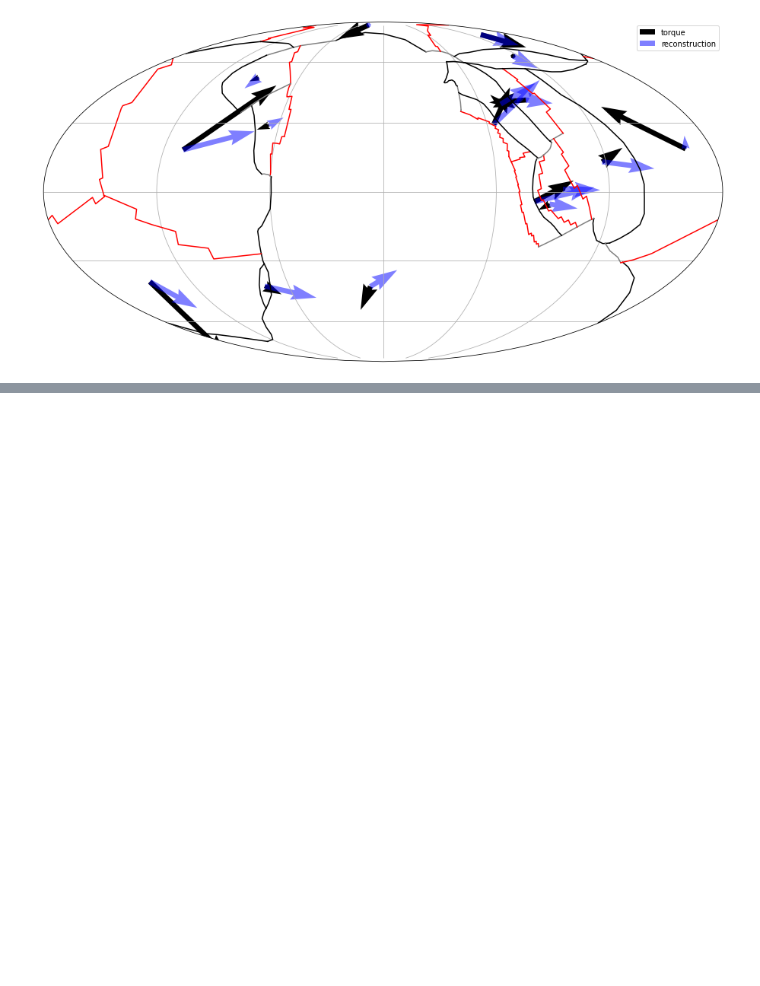
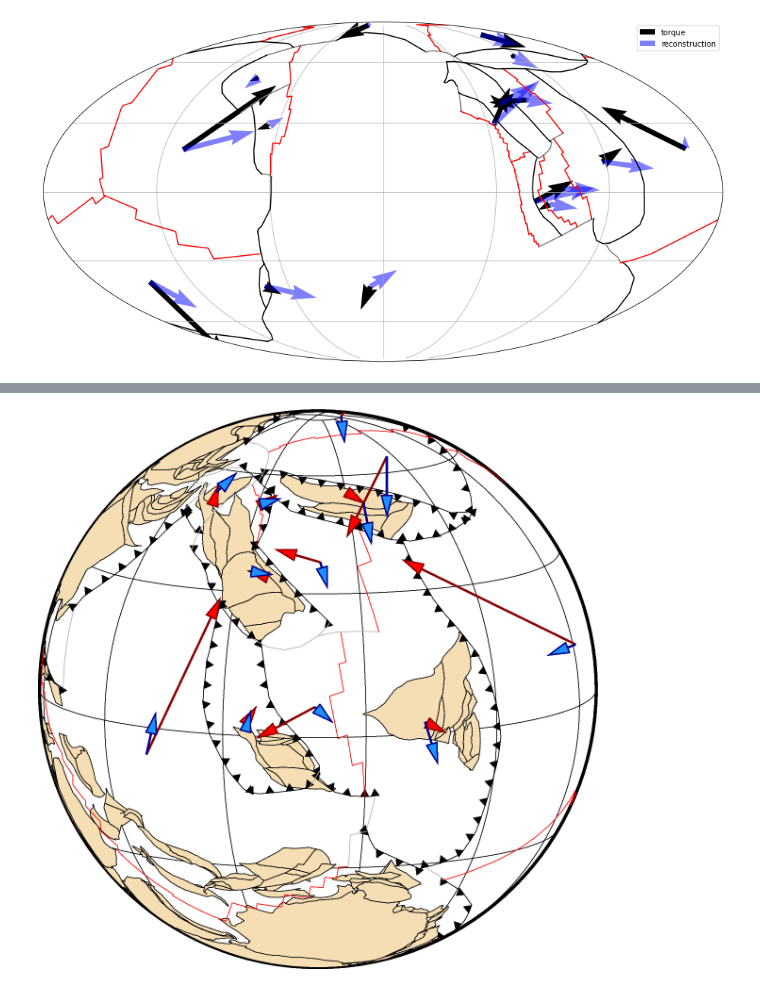
Before and after one commit to siwill22/PlateDriver, a Jupyter notebook: plate_driver_SCNC.ipynb, the cells around one changed output, grey strips where cells are left out. Drawn from its saved outputs; the diff is of its cells as text; code cells hidden in the pictures; blank space fills up the shorter version.

```diff
--- a/plate_driver_SCNC.ipynb
+++ b/plate_driver_SCNC.ipynb
@@ -433,0 +454,8 @@ unable to plot vector for plate 496
+# %%
+reconstruction_time = 270.
+forces = {'slab_pull': 1,'slab_suction': 0.25}#, 'ridge_push':0.1}
+
+fig = plot_torques(reconstruction_time, forces, show=False)
+fig.show(width=700)
+# %% [output]
+[figure, added]
```
Also changed, not shown: parts of 3 cells of this notebook.
